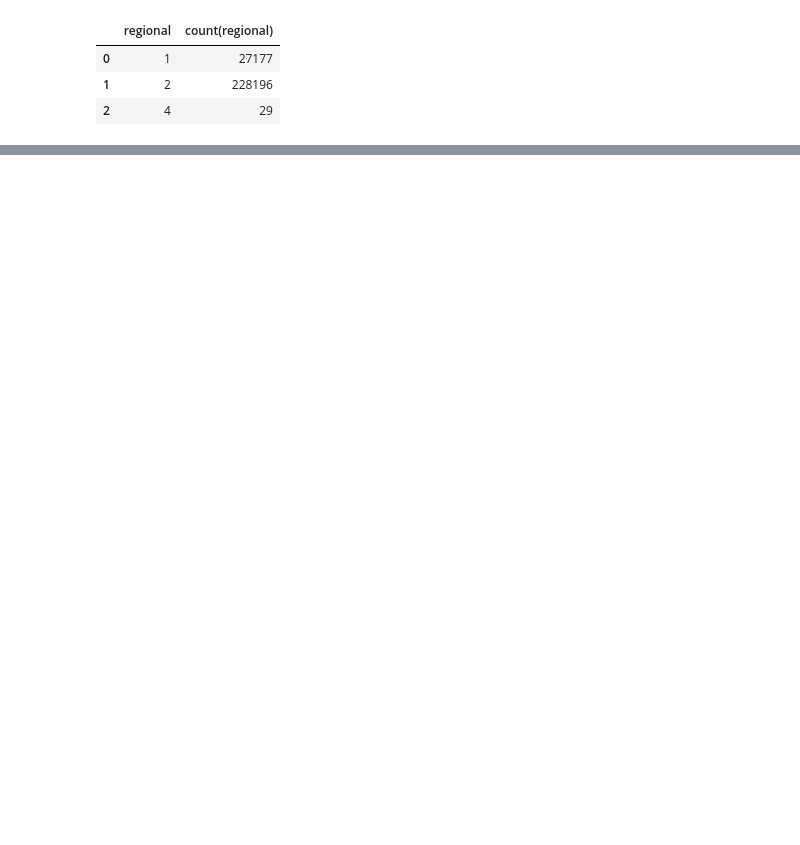
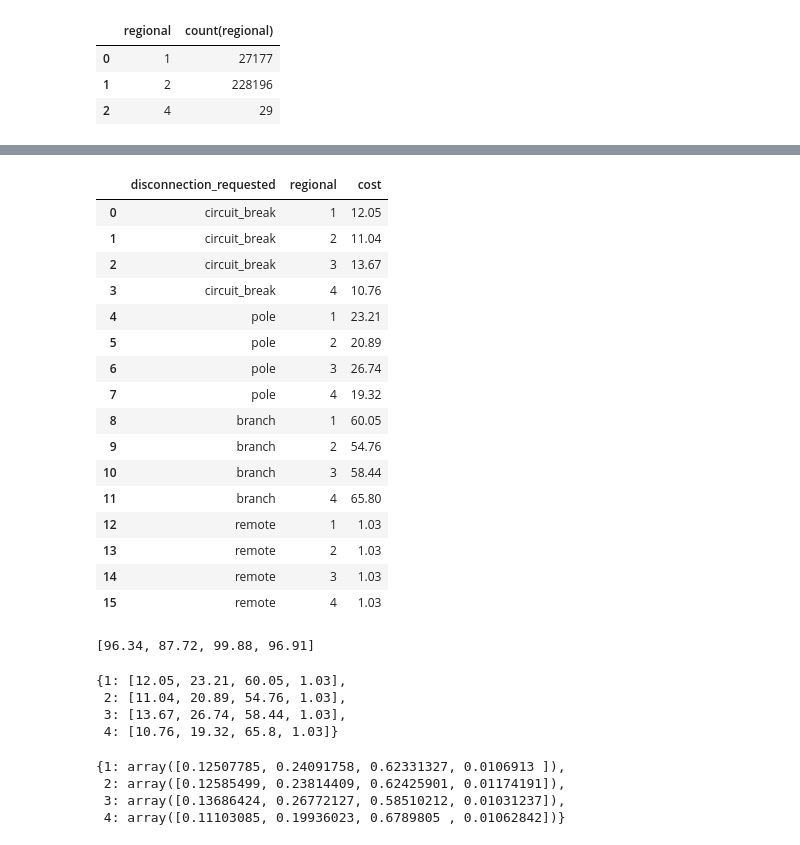
Before and after one commit to Bissiatti/BA-Case1-Elogroup-FGV, a Jupyter notebook: case1.ipynb, the cells around one changed output, grey strips where cells are left out. Drawn from its saved outputs; the diff is of its cells as text; code cells hidden in the pictures; blank space fills up the shorter version.

```diff
--- a/case1.ipynb
+++ b/case1.ipynb
@@ -112,0 +169,52 @@ group by regional
+# %%
+df2
+# %% [output]
+|  | disconnection_requested | regional | cost |
+| 0 | circuit_break | 1 | 12.05 |
+| 1 | circuit_break | 2 | 11.04 |
+| 2 | circuit_break | 3 | 13.67 |
+| 3 | circuit_break | 4 | 10.76 |
+| 4 | pole | 1 | 23.21 |
+| 5 | pole | 2 | 20.89 |
+| 6 | pole | 3 | 26.74 |
+| 7 | pole | 4 | 19.32 |
+| 8 | branch | 1 | 60.05 |
+| 9 | branch | 2 | 54.76 |
+| 10 | branch | 3 | 58.44 |
+| 11 | branch | 4 | 65.80 |
+| 12 | remote | 1 | 1.03 |
+| 13 | remote | 2 | 1.03 |
+| 14 | remote | 3 | 1.03 |
+| 15 | remote | 4 | 1.03 |
+# %%
+sum = df2.groupby('regional')['cost'].sum().to_list()
+
+sum
+# %% [output]
+[96.34, 87.72, 99.88, 96.91]
+# %%
+dict_cost_by_regional = {1:[],2:[],3:[],4:[]}
+
+for row in df2.itertuples():
+	dict_cost_by_regional[row.regional].append(row.cost)
+
+dict_cost_by_regional
+# %% [output]
+{1: [12.05, 23.21, 60.05, 1.03],
+ 2: [11.04, 20.89, 54.76, 1.03],
+ 3: [13.67, 26.74, 58.44, 1.03],
+ 4: [10.76, 19.32, 65.8, 1.03]}
+# %%
+for key, value in dict_cost_by_regional.items():
+	for i in range(len(value)):
+		value[i] = value[i]/sum[key-1]
+
+for key in dict_cost_by_regional.keys():
+	dict_cost_by_regional[key] = np.array(dict_cost_by_regional[key])
+
+dict_cost_by_regional
+# %% [output]
+{1: array([0.12507785, 0.24091758, 0.62331327, 0.0106913 ]),
+ 2: array([0.12585499, 0.23814409, 0.62425901, 0.01174191]),
+ 3: array([0.13686424, 0.26772127, 0.58510212, 0.01031237]),
+ 4: array([0.11103085, 0.19936023, 0.6789805 , 0.01062842])}
```
Also changed, not shown: parts of 27 cells of this notebook.
